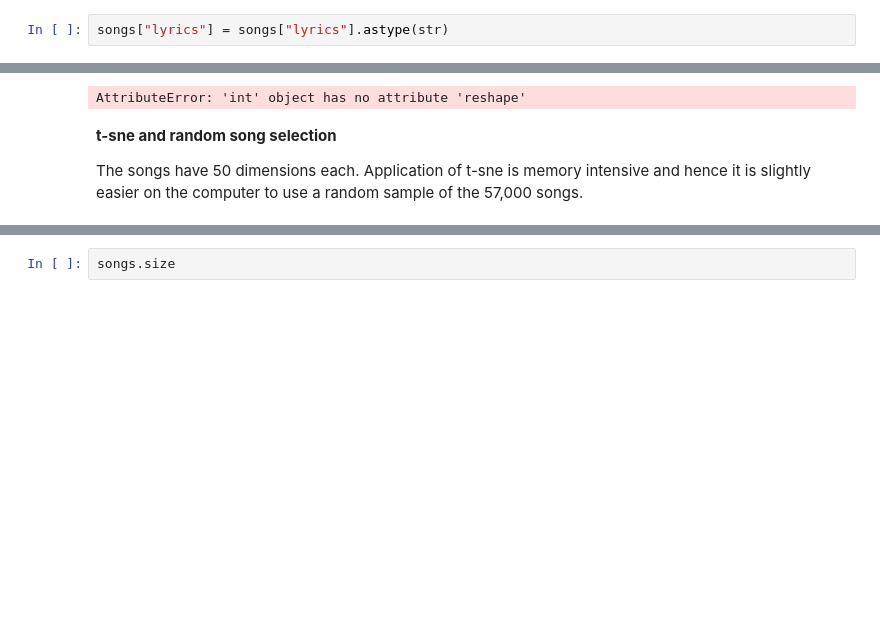
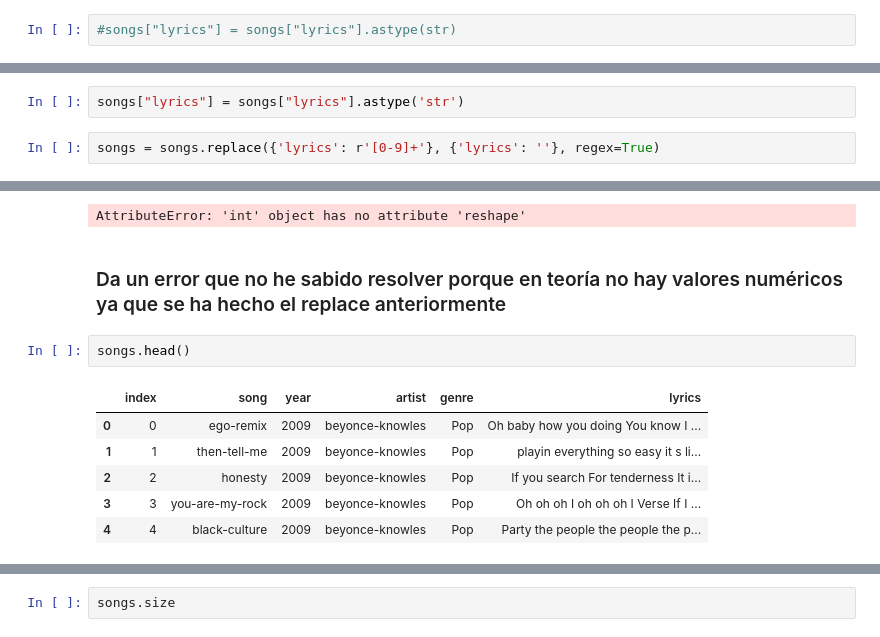
Before and after one commit to marnaiz/ADNE_NLP, a Jupyter notebook: Corpus2.ipynb, the cells around one changed output, grey strips where cells are left out. Drawn from its saved outputs; the diff is of its cells as text; blank space fills up the shorter version.

```diff
--- a/Corpus2.ipynb
+++ b/Corpus2.ipynb
@@ -80,2 +111,2 @@ dtype: object
 # %%
-songs["lyrics"] = songs["lyrics"].astype(str)
+#songs["lyrics"] = songs["lyrics"].astype(str)
@@ -229,5 +206,9 @@ paris es a france, lo que daã es a madrid
 # %% [markdown]
 With the word vector embeddings in place, it is now time to calculate the normalised vector sum of each song. This process can take some time since it has to be done for each of 57,000 songs.
+# %%
+songs["lyrics"] = songs["lyrics"].astype('str')
+# %%
+songs = songs.replace({'lyrics': r'[0-9]+'}, {'lyrics': ''}, regex=True)
 # %%
 def songVector(row):
     vector_sum = 0
@@ -245,10 +226,17 @@ start_time = time.time()
 songs['song_vector'] = songs['lyrics'].apply(songVector)
 # %% [output]
 AttributeError: 'int' object has no attribute 'reshape'
-# %% [markdown]
-**t-sne and random song selection**
-
-The songs have 50 dimensions each. Application of t-sne is memory intensive and hence it is slightly easier on the computer to use a random sample of the 57,000 songs.
+# %% [markdown]
+### Da un error que no he sabido resolver porque en teoría no hay valores numéricos ya que se ha hecho el replace anteriormente
+# %%
+songs.head()
+# %% [output]
+|  | index | song | year | artist | genre | lyrics |
+| 0 | 0 | ego-remix | 2009 | beyonce-knowles | Pop | Oh baby how you doing You know I ... |
+| 1 | 1 | then-tell-me | 2009 | beyonce-knowles | Pop | playin everything so easy it s li... |
+| 2 | 2 | honesty | 2009 | beyonce-knowles | Pop | If you search For tenderness It i... |
+| 3 | 3 | you-are-my-rock | 2009 | beyonce-knowles | Pop | Oh oh oh I oh oh oh I Verse If I ... |
+| 4 | 4 | black-culture | 2009 | beyonce-knowles | Pop | Party the people the people the p... |
 # %%
 song_vectors = []
 from sklearn.model_selection import train_test_split
```
Also changed, not shown: parts of 15 cells of this notebook, 3 other files.
